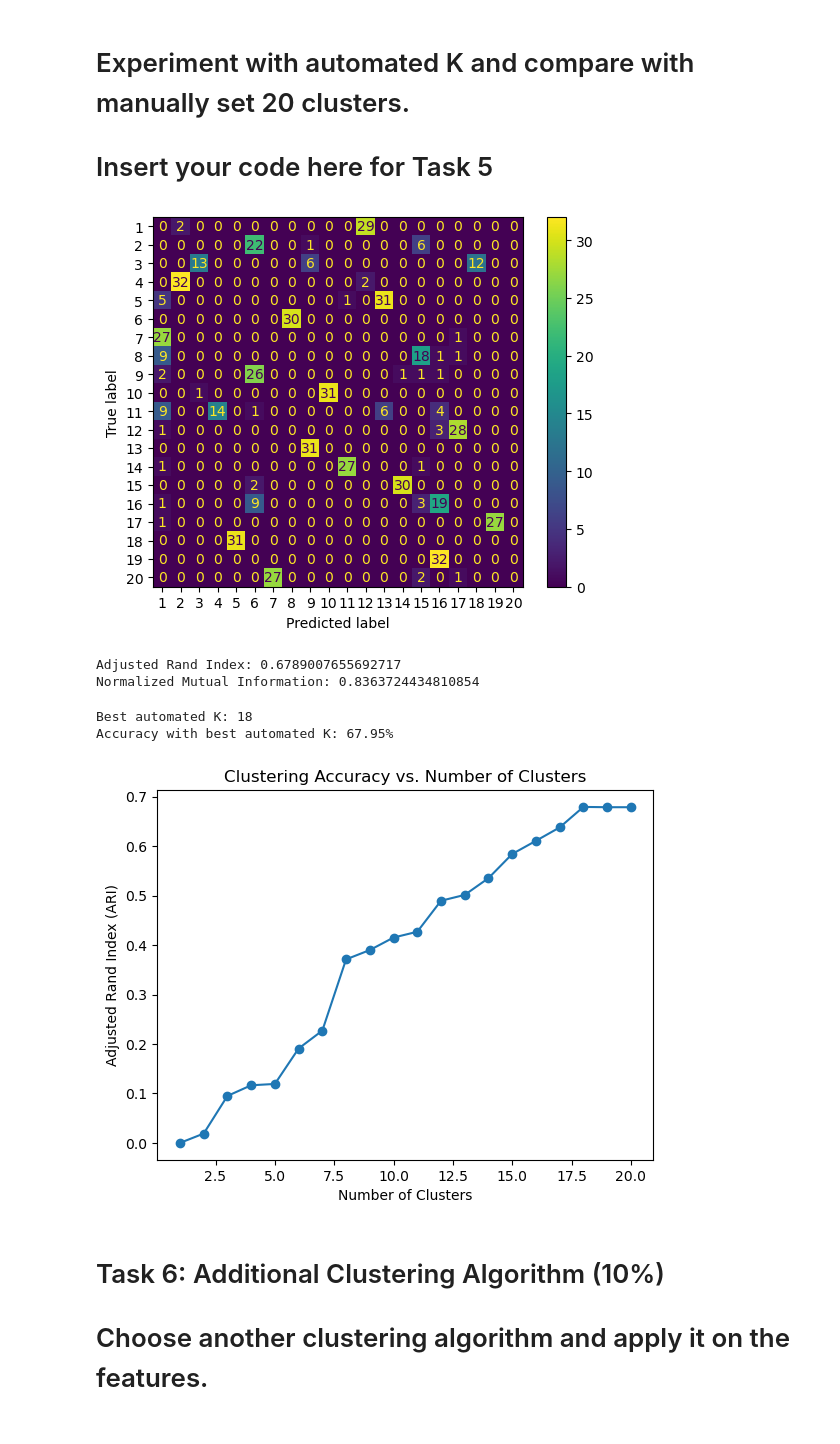
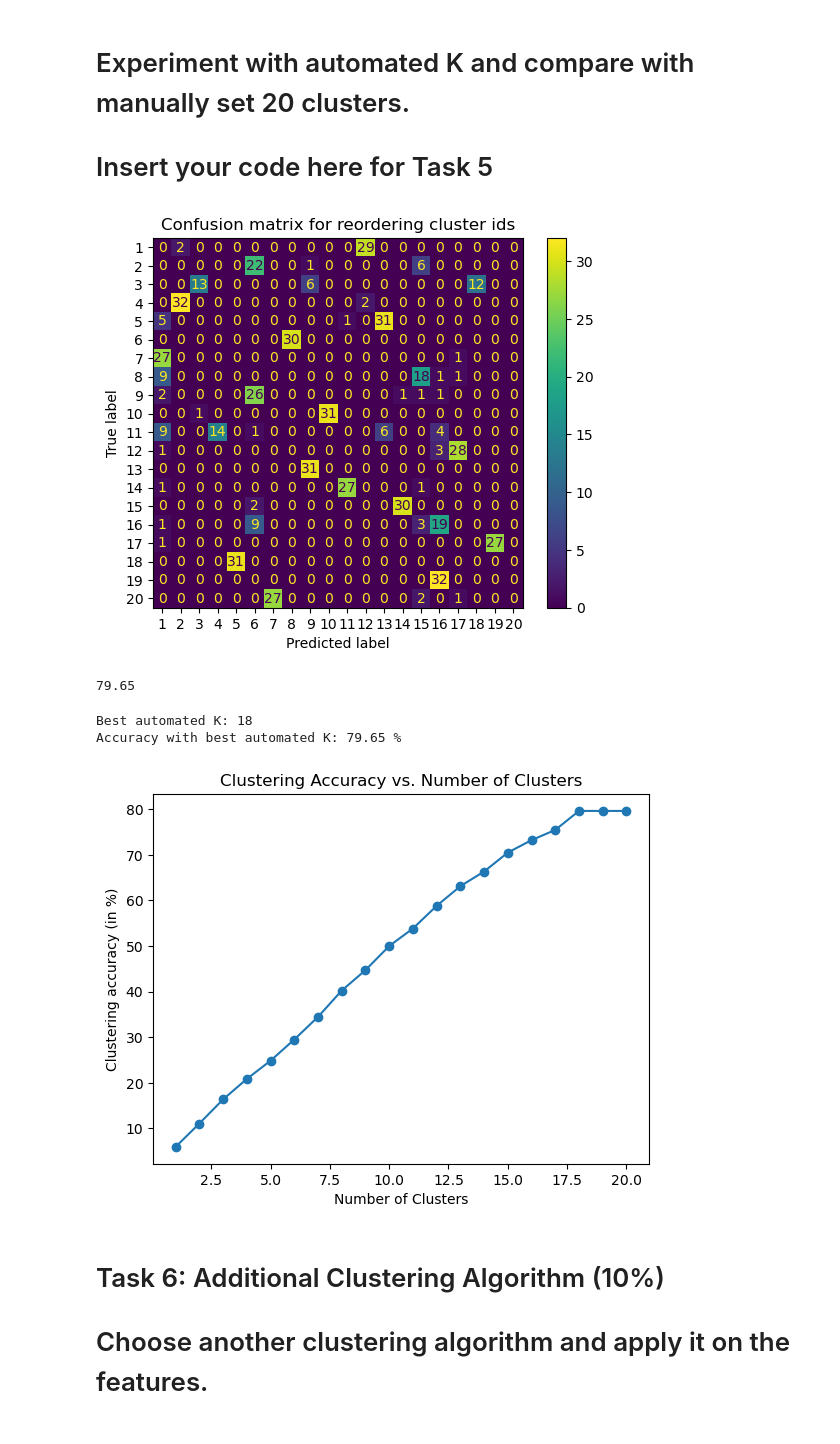
Before and after one commit to Sofiane-Sif/histopathology-ML-analysis, a Jupyter notebook: Assignment1.ipynb, the cells around one changed output. Saved outputs shown, nothing was run; the diff lists cells and outputs as text; code cells hidden in the pictures.

```diff
--- a/Assignment1.ipynb
+++ b/Assignment1.ipynb
@@ -140,20 +140,23 @@ Test set shapes: (78, 1024) (78,)
 # %%
 from sklearn.cluster import KMeans
 from sklearn.metrics import ConfusionMatrixDisplay
 import matplotlib.pyplot as plt
 
-kmeans = KMeans(n_clusters=20, random_state=42)
+n_classes = 20 # number of classes in the dataset
+kmeans = KMeans(n_clusters=n_classes, random_state=42)
 kmeans.fit(features_train)
 
 predicted_labels_train = kmeans.predict(features_train)
 
 # Confusion matrix for cluster reordering
 ConfusionMatrixDisplay.from_predictions(
     labels_train, predicted_labels_train, labels=np.unique(labels_array)
 )
+
+plt.title("Confusion matrix for reordering cluster ids")
 plt.show()
 # %% [output]
-[figure, old version]
+[figure, new version]
 # %%
 import numpy as np
 from scipy.stats import mode
@@ -161,6 +164,9 @@ from sklearn.metrics import adjusted_rand_score, normalized_mutual_info_score
 
 # Map cluster ids to true class labels using the majority voting approach
 def assign_labels_to_clusters(true_labels, predicted_clusters):
+    """
+    Reorder cluster ids by mapping cluster ids to true labels
+    """
     unique_clusters = np.unique(predicted_clusters)
     assigned_labels = np.zeros_like(predicted_clusters)
 
@@ -171,60 +177,55 @@ def assign_labels_to_clusters(true_labels, predicted_clusters):
 
     return assigned_labels
 
-true_labels = labels_train
-predicted_clusters = predicted_labels_train
-assigned_labels = assign_labels_to_clusters(true_labels, predicted_clusters)
-
-# Use ARI as a metric for accuracy of KMeans
-# The Adjusted Rand Index computes a similarity measure between two clusterings
-# by considering all pairs of samples and counting pairs that are assigned in the same
-# or different clusters in the predicted and true clusterings. (sklearn)
-
-ari = adjusted_rand_score(true_labels, assigned_labels)
-nmi = normalized_mutual_info_score(true_labels, assigned_labels)
-
-print(f"Adjusted Rand Index: {ari}")
-print(f"Normalized Mutual Information: {nmi}")
+clusters_reordered = assign_labels_to_clusters(labels_train, predicted_labels_train)
-# %% [output]
-Adjusted Rand Index: 0.6789007655692717
-Normalized Mutual Information: 0.8363724434810854
+# %%
+def compute_accuracy(true_labels, predicted_labels):
+    """
+    Compute the accuracy of the clustering task
+    """
+    correct_predictions = np.sum(np.array(true_labels) == np.array(predicted_labels))
+    total_samples = len(true_labels)
+    accuracy = (correct_predictions / total_samples) * 100.0
+    return accuracy
+
+print(round(compute_accuracy(labels_train, clusters_reordered),2))
+# %% [output]
+79.65
 # %%
 # Experiment with automated K
-# Choose an appropriate range for K, for example, from 2 to 30 clusters
-k_range = range(1, 21)
+k_range = range(1, 22)
 best_accuracy = 0
 best_k = 0
-ari_scores = list()
+accuracy_scores = list()
 
 # Iterate over different K values
 for k in k_range:
     kmeans_auto = KMeans(n_clusters=k, random_state=42)
     predicted_labels_auto = kmeans_auto.fit_predict(features_train)
     clusters_ids_reorder = assign_labels_to_clusters(labels_train, predicted_labels_auto)
-    ari = adjusted_rand_score(labels_train, clusters_ids_reorder)
+    accuracy = compute_accuracy(labels_train, clusters_ids_reorder)
+
 
     # Update best K if the current accuracy is higher
-    if ari > best_accuracy:
-        best_accuracy = ari
+    if accuracy > best_accuracy:
+        best_accuracy = accuracy
         best_k = k
-    ari_scores.append(ari)
+    accuracy_scores.append(accuracy)
 
 # Report the best automated K and its accuracy
 print(f"Best automated K: {best_k}")
-print(f"Accuracy with best automated K: {best_accuracy:.2%}")
+print(f"Accuracy with best automated K: {round(best_accuracy,2)} %")
 # %% [output]
 Best automated K: 18
-Accuracy with best automated K: 67.95%
+Accuracy with best automated K: 79.65 %
 # %%
-import matplotlib.pyplot as plt
-
-plt.plot(np.unique(predicted_labels_train)+1, ari_scores, marker='o')
+plt.plot(np.unique(predicted_labels_train)+1, accuracy_scores[0:-1], marker='o')
 plt.title('Clustering Accuracy vs. Number of Clusters')
 plt.xlabel('Number of Clusters')
-plt.ylabel('Adjusted Rand Index (ARI)')
+plt.ylabel('Clustering accuracy (in %)')
 plt.show()
 # %% [output]
-[figure, old version]
+[figure, new version]
 # %% [markdown]
 # Task 6: Additional Clustering Algorithm (10%)
 # Choose another clustering algorithm and apply it on the features.
```
Also changed, not shown: parts of 3 cells of this notebook.
